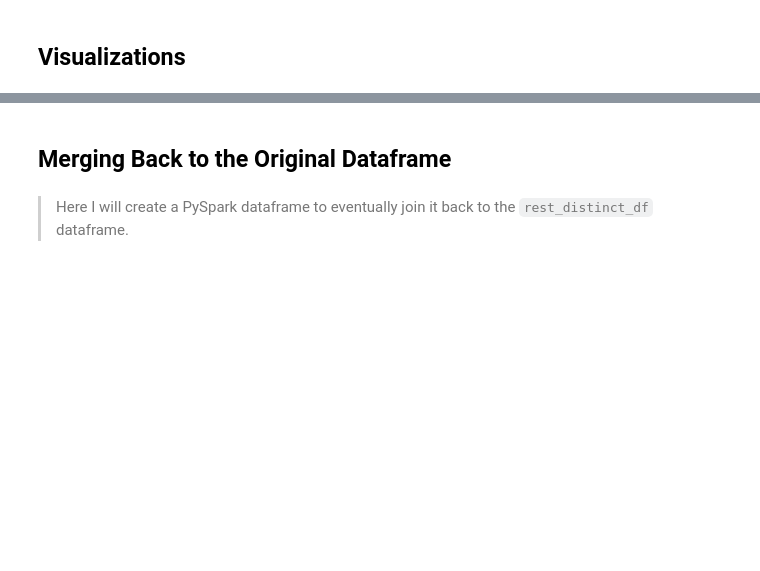
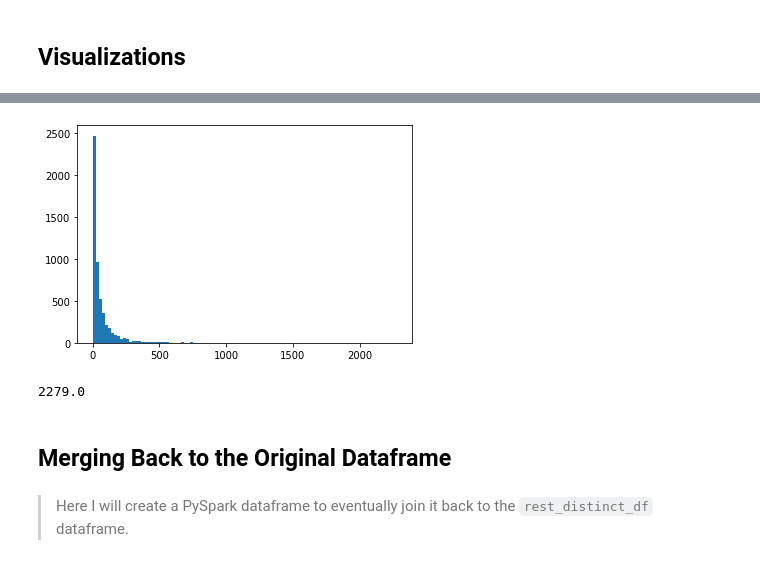
Before and after one commit to bradentam/vancouver_restaurants_project, a Jupyter notebook: eda/eda.ipynb, the cells around one changed output, grey strips where cells are left out. Cells and saved outputs as stored; diff of their text form; code cells hidden in the pictures; blank space fills up the shorter version.

```diff
--- a/eda/eda.ipynb
+++ b/eda/eda.ipynb
@@ -629,3 +745,12 @@ for rating, use laplaces rule of succession
+# %%
+x = data_clean['review_count'].values
+plt.hist(x, bins = 100);
+# %% [output]
+[figure, added]
+# %%
+np.nanmax(x)
+# %% [output]
+2279.0
 # %% [markdown]
 ## Merging Back to the Original Dataframe
 # %% [markdown]
```
Also changed, not shown: parts of 31 cells of this notebook.
